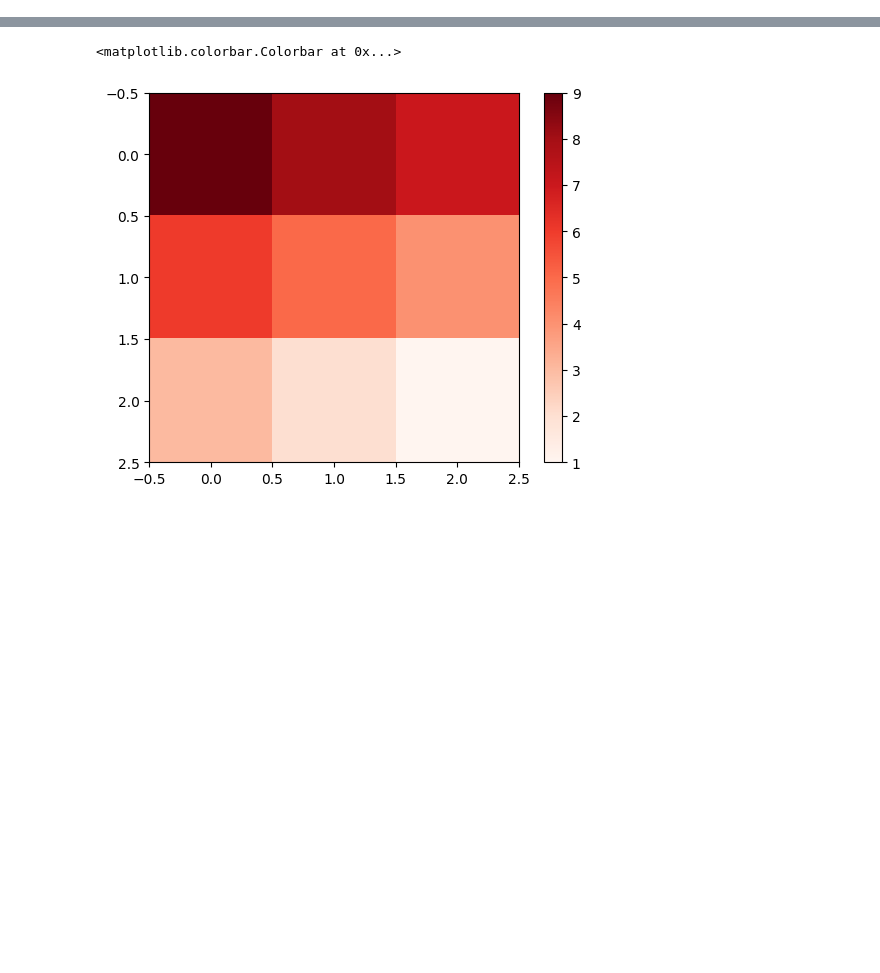
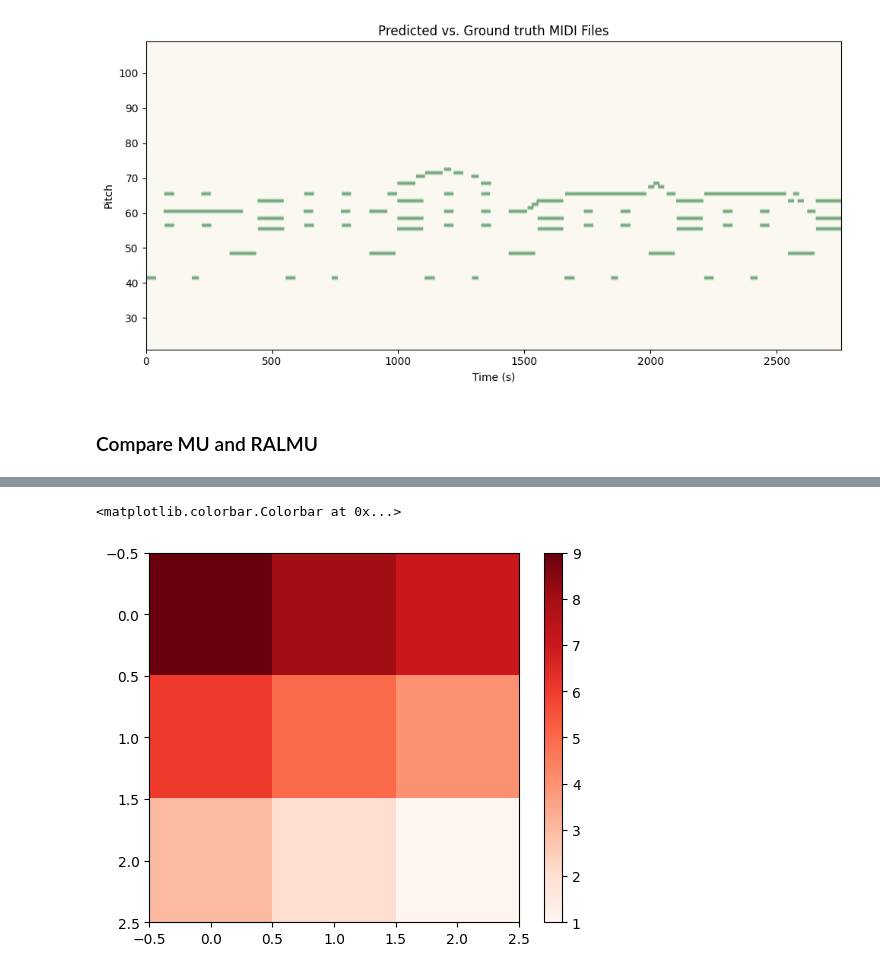
Before and after one commit to edabier/Unrolled-NMF, a Jupyter notebook: test.ipynb, the cells around one changed output, grey strips where cells are left out. Cells and saved outputs as stored; diff of their text form; code cells hidden in the pictures; blank space fills up the shorter version.

```diff
--- a/test.ipynb
+++ b/test.ipynb
@@ -11,9 +12,21 @@ import src.spectrograms as spec
 import src.utils as utils
 import src.init as init
 # %%
+import torch.multiprocessing as mp
+mp.set_start_method('spawn', force=True)
 if torch.cuda.is_available():
     dev = "cuda:0"
+    torch.set_default_device(dev)
+elif torch.backends.mps.is_available():
+    dev = torch.device("mps")
     torch.set_default_device(dev)
 else:
     print(f"{torch.cuda.is_available()}")
     dev = "cpu"
+# %%
+W_path = '/home/ids/edabier/AMT/Unrolled-NMF/test-data/synth-single-notes'
+mu = models.MU_NMF(n_iter=10, W_path=W_path)
+ralmu = models.RALMU(l=88, beta=1, W_path=W_path, hidden=16, n_iter=10, n_init_steps=1, shared=True, return_layers=False, aw_2d=False, clip_H=False, dtype=None)
+ralmu = ralmu.to(dev)
+state_dict = torch.load('/home/ids/edabier/AMT/Unrolled-NMF/models/checkpoint.pt', map_location=dev)
+ralmu.load_state_dict(state_dict['model_state_dict'])
@@ -19,0 +157,9 @@ else:
+# %%
+_, notes_hat = init.W_to_pitch(W_hat.cpu(), true_freqs=None, use_max=True)
+midi_hat, active_midi = init.WH_to_MIDI(W_hat, H_hat, notes_hat, normalize=False, threshold=0.1, smoothing_window=10, min_note_length=30, sr=44100)
+spec.compare_midi(midi, midi_hat.detach())
+spec.pianoroll_to_midi(midi_hat, "/home/ids/edabier/AMT/Unrolled-NMF/ralmu_midi_pred.mid", times)
+# %% [output]
+[figure, added]
+# %% [markdown]
+### Compare MU and RALMU
```
Also changed, not shown: parts of 22 cells of this notebook, 9 other files.
